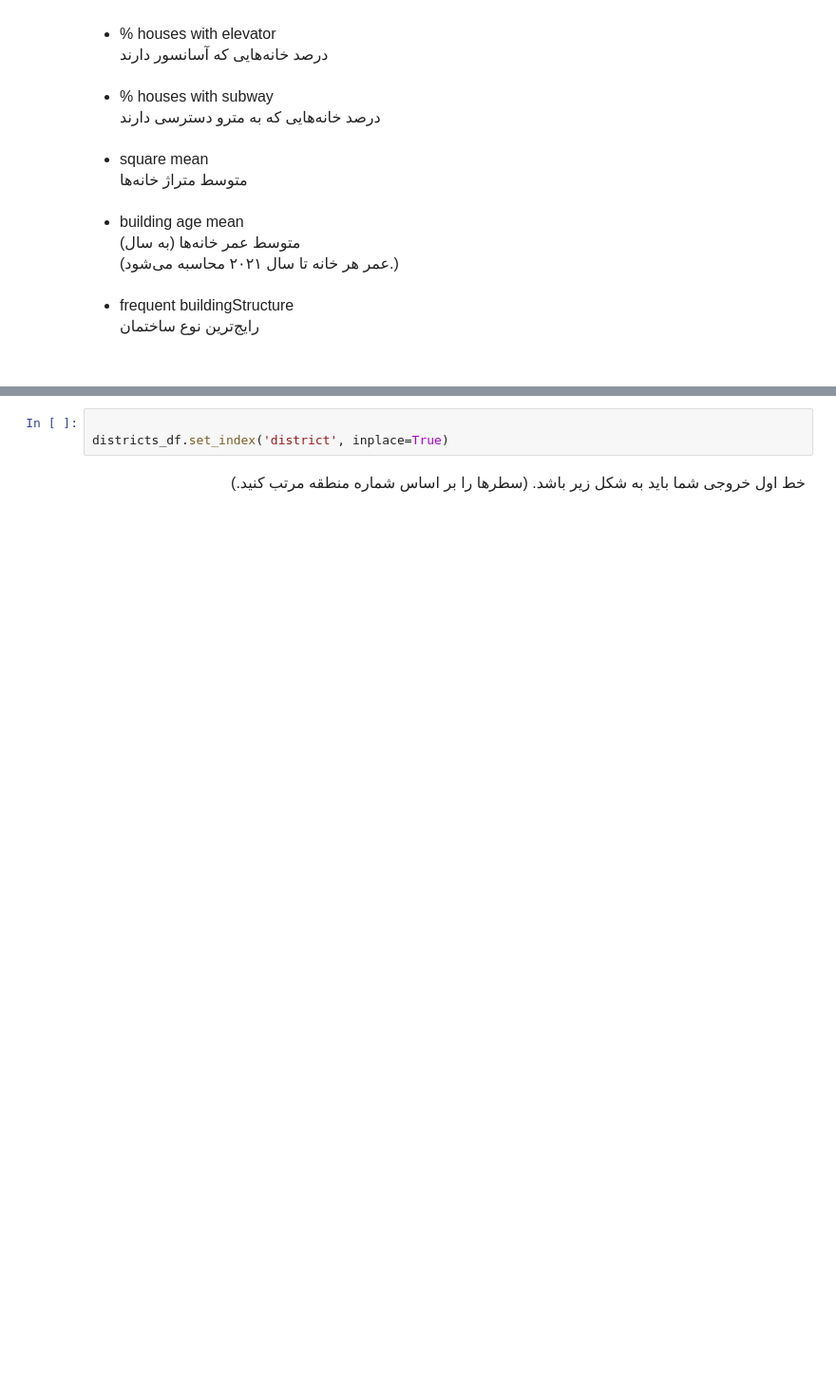
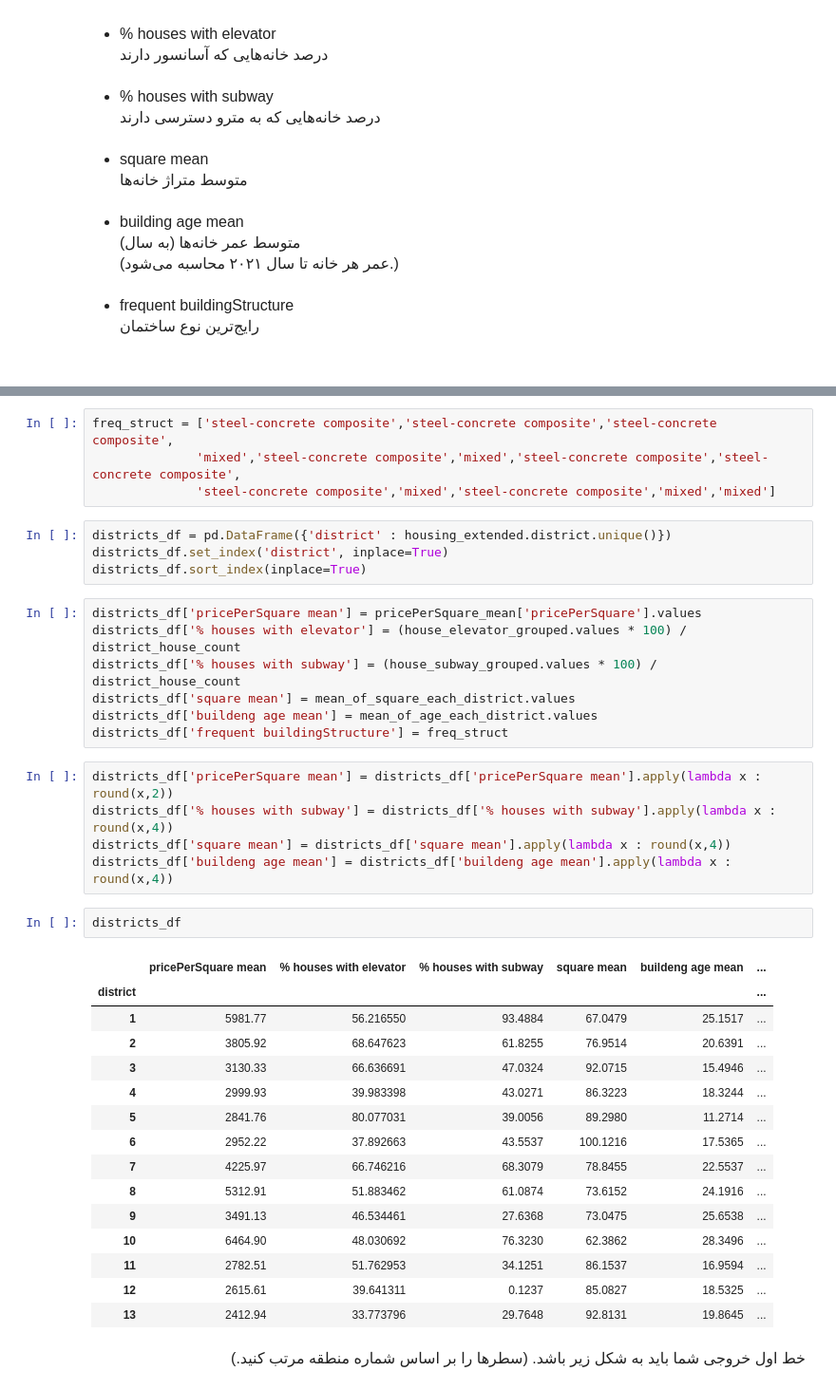
Before and after one commit to Hamid-Ba/data-analysis-exercises, a Jupyter notebook: 22-China/5_time_series/5_time_series.ipynb, the cells around one changed output, grey strips where cells are left out. Shown at 95% size. Drawn from its saved outputs; the diff is of its cells as text; blank space fills up the shorter version.

```diff
--- a/22-China/5_time_series/5_time_series.ipynb
+++ b/22-China/5_time_series/5_time_series.ipynb
@@ -76,6 +93,41 @@ districts_df = None # to do
+# %%
+freq_struct = ['steel-concrete composite','steel-concrete composite','steel-concrete composite',
+              'mixed','steel-concrete composite','mixed','steel-concrete composite','steel-concrete composite',
+              'steel-concrete composite','mixed','steel-concrete composite','mixed','mixed']
 # %%
-
+districts_df = pd.DataFrame({'district' : housing_extended.district.unique()})
 districts_df.set_index('district', inplace=True)
+districts_df.sort_index(inplace=True)
+# %%
+districts_df['pricePerSquare mean'] = pricePerSquare_mean['pricePerSquare'].values
+districts_df['% houses with elevator'] = (house_elevator_grouped.values * 100) / district_house_count
+districts_df['% houses with subway'] = (house_subway_grouped.values * 100) / district_house_count
+districts_df['square mean'] = mean_of_square_each_district.values
+districts_df['buildeng age mean'] = mean_of_age_each_district.values
+districts_df['frequent buildingStructure'] = freq_struct
+# %%
+districts_df['pricePerSquare mean'] = districts_df['pricePerSquare mean'].apply(lambda x : round(x,2))
+districts_df['% houses with subway'] = districts_df['% houses with subway'].apply(lambda x : round(x,4))
+districts_df['square mean'] = districts_df['square mean'].apply(lambda x : round(x,4))
+districts_df['buildeng age mean'] = districts_df['buildeng age mean'].apply(lambda x : round(x,4))
+# %%
+districts_df
+# %% [output]
+|  | pricePerSquare mean | % houses with elevator | % houses with subway | square mean | buildeng age mean | ... |
+| district |  |  |  |  |  | ... |
+| 1 | 5981.77 | 56.216550 | 93.4884 | 67.0479 | 25.1517 | ... |
+| 2 | 3805.92 | 68.647623 | 61.8255 | 76.9514 | 20.6391 | ... |
+| 3 | 3130.33 | 66.636691 | 47.0324 | 92.0715 | 15.4946 | ... |
+| 4 | 2999.93 | 39.983398 | 43.0271 | 86.3223 | 18.3244 | ... |
+| 5 | 2841.76 | 80.077031 | 39.0056 | 89.2980 | 11.2714 | ... |
+| 6 | 2952.22 | 37.892663 | 43.5537 | 100.1216 | 17.5365 | ... |
+| 7 | 4225.97 | 66.746216 | 68.3079 | 78.8455 | 22.5537 | ... |
+| 8 | 5312.91 | 51.883462 | 61.0874 | 73.6152 | 24.1916 | ... |
+| 9 | 3491.13 | 46.534461 | 27.6368 | 73.0475 | 25.6538 | ... |
+| 10 | 6464.90 | 48.030692 | 76.3230 | 62.3862 | 28.3496 | ... |
+| 11 | 2782.51 | 51.762953 | 34.1251 | 86.1537 | 16.9594 | ... |
+| 12 | 2615.61 | 39.641311 | 0.1237 | 85.0827 | 18.5325 | ... |
+| 13 | 2412.94 | 33.773796 | 29.7648 | 92.8131 | 19.8645 | ... |
 # %% [markdown]
 <p dir=rtl style="direction: rtl;text-align: right;line-height:200%;font-family:vazir;font-size:medium">
 <font face="vazir" size=3>
```
Also changed, not shown: parts of 11 cells of this notebook, 5 other files.
